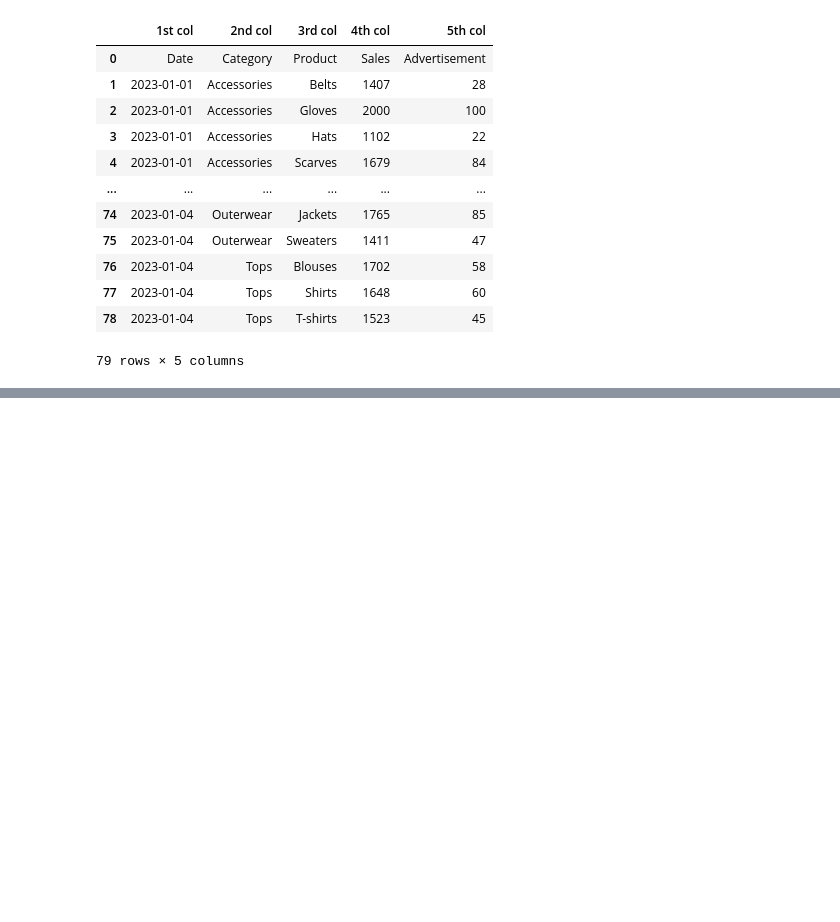
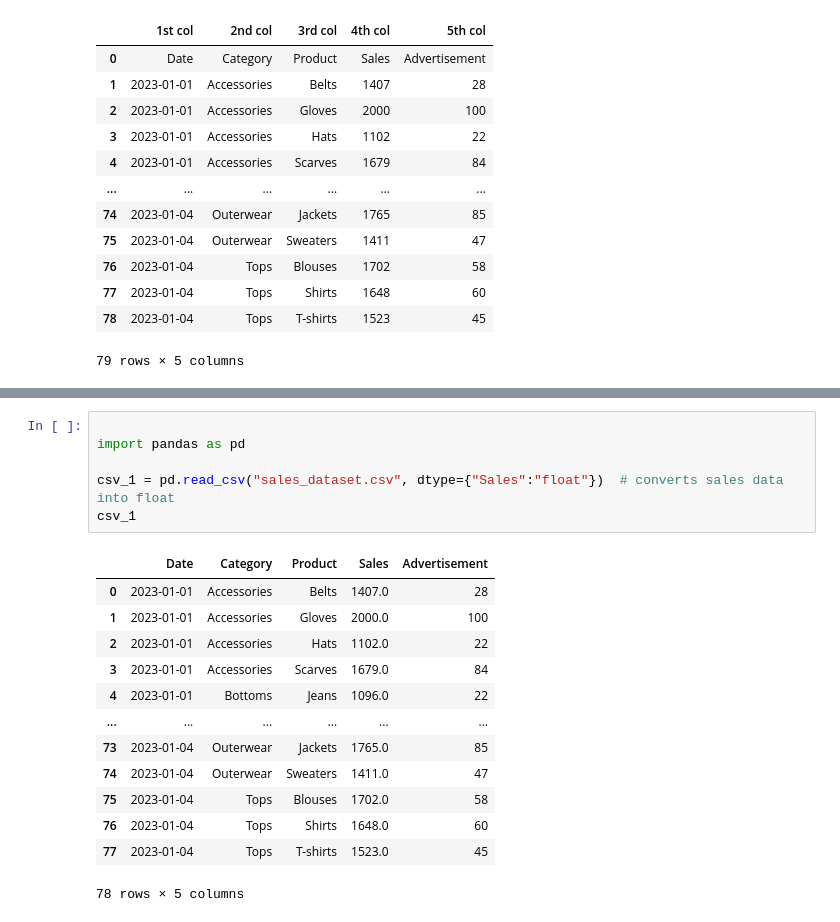
Before and after one commit to NishmthaM/Python_pandas, a Jupyter notebook: Python_Pandas.ipynb, the cells around one changed output, grey strips where cells are left out. Drawn from its saved outputs; the diff is of its cells as text; blank space fills up the shorter version.

```diff
--- a/Python_Pandas.ipynb
+++ b/Python_Pandas.ipynb
@@ -631,0 +653,20 @@ csv_1
+# %%
+
+import pandas as pd
+
+csv_1 = pd.read_csv("sales_dataset.csv", dtype={"Sales":"float"})  # converts sales data into float
+csv_1
+# %% [output]
+|  | Date | Category | Product | Sales | Advertisement |
+| 0 | 2023-01-01 | Accessories | Belts | 1407.0 | 28 |
+| 1 | 2023-01-01 | Accessories | Gloves | 2000.0 | 100 |
+| 2 | 2023-01-01 | Accessories | Hats | 1102.0 | 22 |
+| 3 | 2023-01-01 | Accessories | Scarves | 1679.0 | 84 |
+| 4 | 2023-01-01 | Bottoms | Jeans | 1096.0 | 22 |
+| ... | ... | ... | ... | ... | ... |
+| 73 | 2023-01-04 | Outerwear | Jackets | 1765.0 | 85 |
+| 74 | 2023-01-04 | Outerwear | Sweaters | 1411.0 | 47 |
+| 75 | 2023-01-04 | Tops | Blouses | 1702.0 | 58 |
+| 76 | 2023-01-04 | Tops | Shirts | 1648.0 | 60 |
+| 77 | 2023-01-04 | Tops | T-shirts | 1523.0 | 45 |
+78 rows × 5 columns
```
Also changed, not shown: parts of 1 cell of this notebook.
